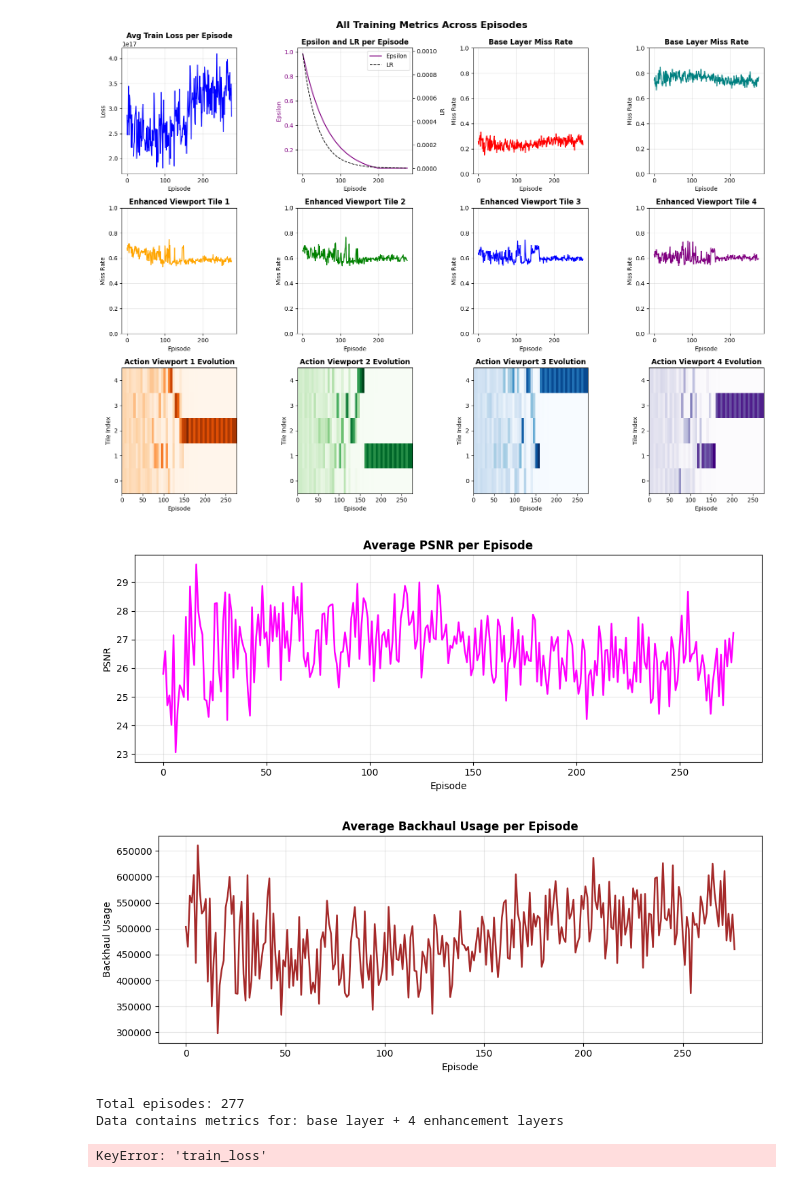
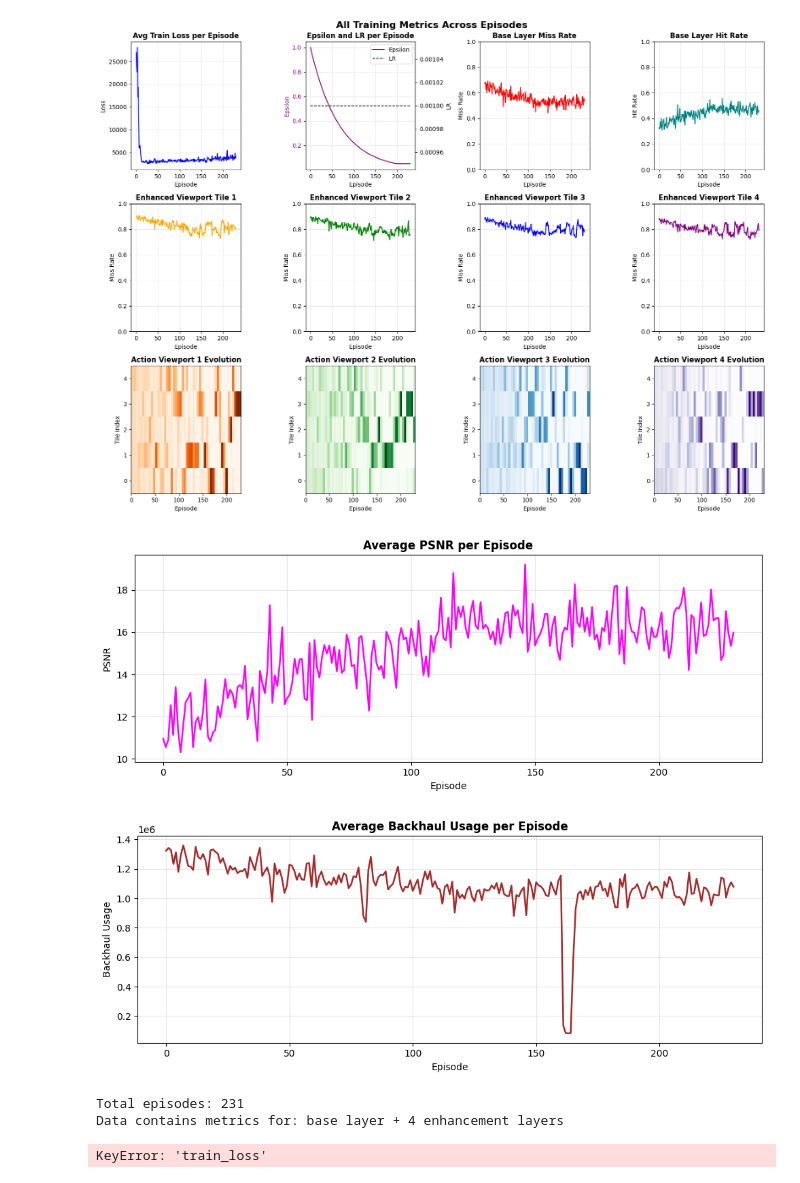
Before and after one commit to es25591/CacheVideoPredict360, a Jupyter notebook: Sources/ResultAnalysis.ipynb, the cells around one changed output. Saved outputs shown, nothing was run; the diff lists cells and outputs as text; code cells hidden in the pictures.

```diff
--- a/Sources/ResultAnalysis.ipynb
+++ b/Sources/ResultAnalysis.ipynb
@@ -7,7 +7,7 @@ import pandas as pd
 import matplotlib.pyplot as plt
 # %%
 
-path_foulder = "C:/Users/es25591/Workspace/CacheVideoPredict360/Results/" + "2026-03-06_13-01/"
+path_foulder = "C:/Users/es25591/Workspace/CacheVideoPredict360/Results/" + "2026-03-11_14-53/"
 # path_foulder = "/home/eduardo/Workspace/CacheVideoPredict360/Results/" + "2026-03-06_08-17/"
 
 pattern = re.compile(r"^debug_ep(\d+)\.json$")
@@ -121,7 +121,7 @@ episodes = df['episode_index'].values
 
 # 1. Train Loss Average
 ax = axes[0, 0]
-avg_train_loss = get_avg_per_episode('train_loss_combined')
+avg_train_loss = get_avg_per_episode('train_loss_pdqn')
 ax.plot(episodes, avg_train_loss, color='blue', linewidth=1.5)
 ax.set_title('Avg Train Loss per Episode', fontweight='bold')
 ax.set_xlabel('Episode')
@@ -159,9 +159,9 @@ ax.grid(True, alpha=0.3)
 ax = axes[0, 3]
 avg_base_hits = [1 - miss for miss in avg_base_miss]
 ax.plot(episodes, avg_base_hits, color='teal', linewidth=1.5)
-ax.set_title('Base Layer Miss Rate', fontweight='bold')
+ax.set_title('Base Layer Hit Rate', fontweight='bold')
 ax.set_xlabel('Episode')
-ax.set_ylabel('Miss Rate')
+ax.set_ylabel('Hit Rate')
 ax.set_ylim([0, 1])
 ax.grid(True, alpha=0.3)
 
@@ -263,37 +263,37 @@ plt.show()
 # ----------------------------------------------------------------
 def get_backhaul_avg_per_episode():
     if 'backhaul_usage' in df.columns:
         return get_avg_per_episode('backhaul_usage')
     if 'backhaul' in df.columns:
         return get_avg_per_episode('backhaul')
     return None
 
 backhaul_avg = get_backhaul_avg_per_episode()
 
 fig_bh, ax_bh = plt.subplots(figsize=(10, 4))
 if backhaul_avg is None:
     ax_bh.text(0.5, 0.5, 'No backhaul_usage/backhaul column found in DataFrame', ha='center', va='center', transform=ax_bh.transAxes)
     ax_bh.set_title('Average Backhaul Usage per Episode', fontweight='bold')
     ax_bh.set_xlabel('Episode')
     ax_bh.set_ylabel('Backhaul Usage')
     ax_bh.grid(True, alpha=0.3)
 else:
     ax_bh.plot(episodes, backhaul_avg, color='brown', linewidth=1.8)
     ax_bh.set_title('Average Backhaul Usage per Episode', fontweight='bold')
     ax_bh.set_xlabel('Episode')
     ax_bh.set_ylabel('Backhaul Usage')
     ax_bh.grid(True, alpha=0.3)
 
 plt.tight_layout()
 plt.show()
 
 print(f"Total episodes: {len(episodes)}")
 print(f"Data contains metrics for: base layer + 4 enhancement layers")
 # %% [output]
-[figure, old version]
+[figure, new version]
-[figure, old version]
+[figure, new version]
-[figure, old version]
+[figure, new version]
-Total episodes: 277
+Total episodes: 231
 Data contains metrics for: base layer + 4 enhancement layers
 # %%
 # Group related metrics for focused analysis
```
Also changed, not shown: parts of 4 cells of this notebook, 6 other files.
